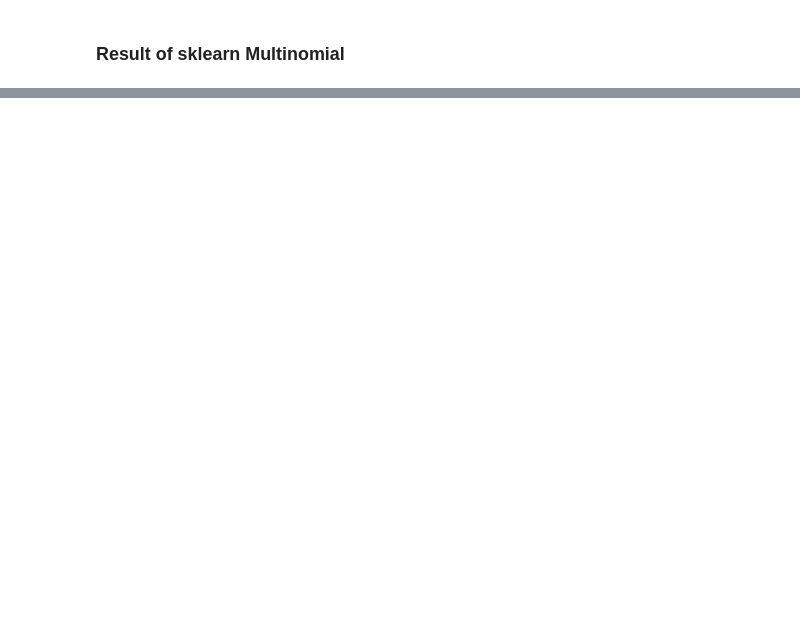
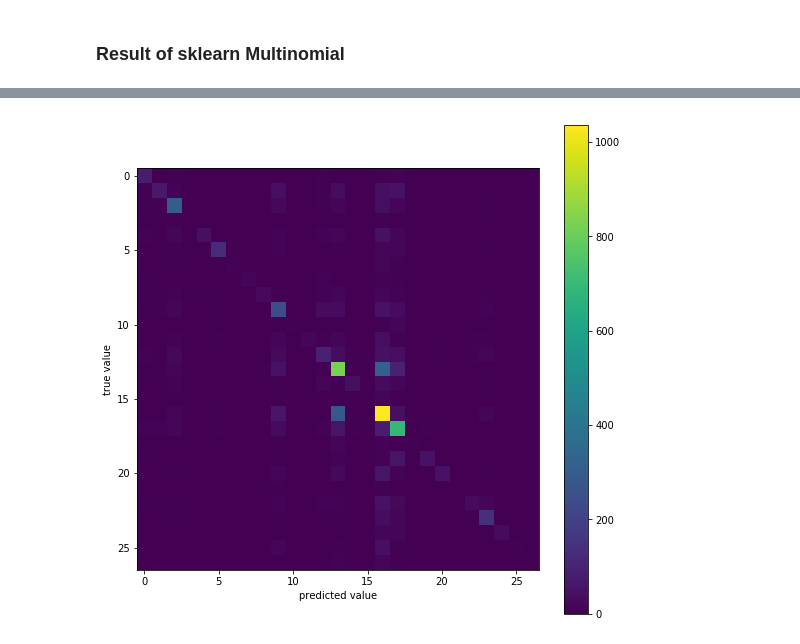
Before and after one commit to czs92/MachineLearning, a Jupyter notebook: MultinomialNaiveBayes.ipynb, the cells around one changed output, grey strips where cells are left out. Saved outputs shown, nothing was run; the diff lists cells and outputs as text; code cells hidden in the pictures; blank space fills up the shorter version.

```diff
--- a/MultinomialNaiveBayes.ipynb
+++ b/MultinomialNaiveBayes.ipynb
@@ -114,6 +141,14 @@ X_train = X_train.astype(np.float)
 X_test = X_test.todense()
 X_test = X_test.astype(np.float)
 y_train = np.array(y_train.tolist())
+# %%
+def plot_confusion_matrix(y_pred, y):
+    plt.imshow(metrics.confusion_matrix(y, y_pred), interpolation='nearest')
+    plt.colorbar()
+    plt.ylabel('true value')
+    plt.xlabel('predicted value')
+    fig = plt.gcf()
+    fig.set_size_inches(9,9)
 # %% [markdown]
 ### Our Multinomial NaiveBayes
 # %%
@@ -141,20 +184,9 @@ print (metrics.classification_report(y_hat,np.array(y_test)))
 from sklearn.naive_bayes import MultinomialNB
 nb = MultinomialNB()
 nb.fit(X_train,y_train)
-y_hat = nb.predict(X_test)
+y_hat_sklearn = nb.predict(X_test)
 
-
-from sklearn import metrics
-import matplotlib.pyplot as plt
-def plot_confusion_matrix(y_pred, y):
-    plt.imshow(metrics.confusion_matrix(y, y_pred), interpolation='nearest',cmap='gray')
-    plt.colorbar()
-    plt.ylabel('true value')
-    plt.xlabel('predicted value')
-    fig = plt.gcf()
-    fig.set_size_inches(9,9)
-
-print ("classification accuracy:", metrics.accuracy_score(y_hat, y_test))
+print ("classification accuracy:", metrics.accuracy_score(y_hat_sklearn, y_test))
+print ("Classification Report:")
+print (metrics.classification_report(y_hat_sklearn,np.array(y_test)))
 plot_confusion_matrix(y_hat, y_test)
-print ("Classification Report:")
-print (metrics.classification_report(y_hat,np.array(y_test)))
@@ -160,0 +219,4 @@ print (metrics.classification_report(y_hat,np.array(y_test)))
+# %%
+plot_confusion_matrix(y_hat_sklearn, y_test)
+# %% [output]
+[figure, added]
```
Also changed, not shown: parts of 8 cells of this notebook.
